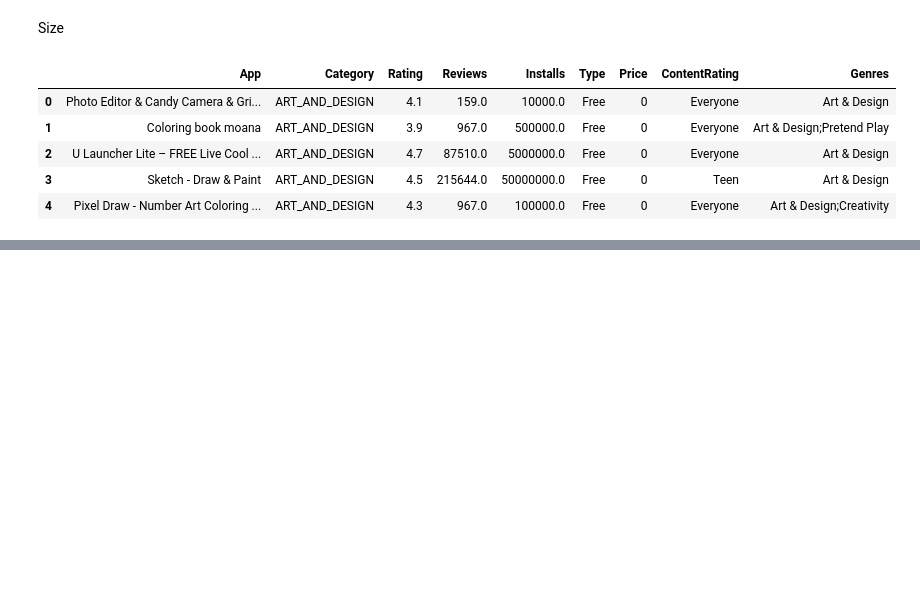
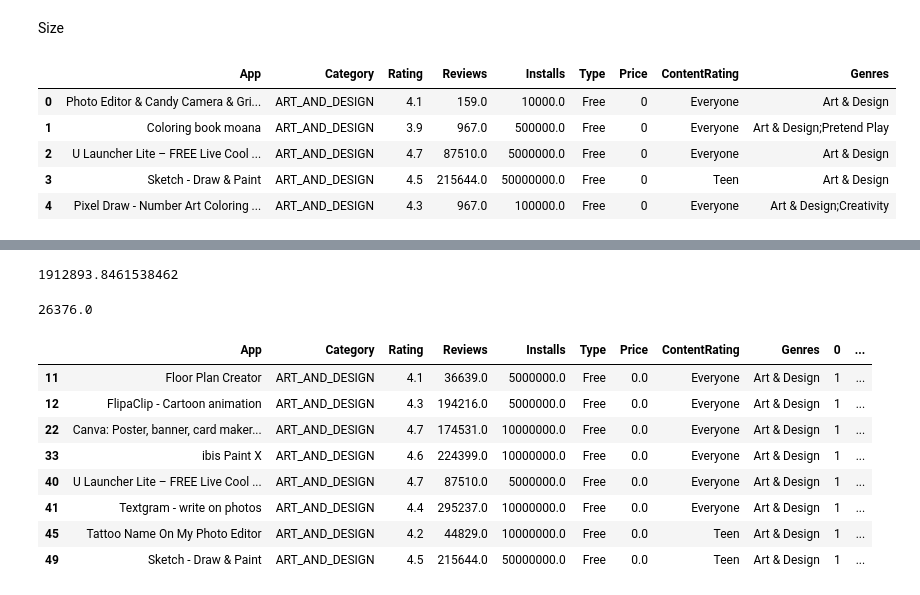
Before and after one commit to Sivaramaguhan/Google-play-store-project, a Jupyter notebook: Guhan_Google_playstore_project.ipynb, the cells around one changed output, grey strips where cells are left out. Saved outputs shown, nothing was run; the diff lists cells and outputs as text; code cells hidden in the pictures; blank space fills up the shorter version.

```diff
--- a/Guhan_Google_playstore_project.ipynb
+++ b/Guhan_Google_playstore_project.ipynb
@@ -265,0 +369,22 @@ df_playstore.head()
+# %%
+df_art_and_design['Installs'].mean()
+# %% [output]
+1912893.8461538462
+# %%
+df_art_and_design['Reviews'].mean()
+# %% [output]
+26376.0
+# %%
+df_higher_mean_installs = df_art_and_design[df_art_and_design['Installs'] > df_art_and_design['Installs'].mean()]
+# %%
+df_higher_mean_installs.drop_duplicates('App')
+# %% [output]
+|  | App | Category | Rating | Reviews | Installs | Type | Price | ContentRating | Genres | 0 | ... |
+| 11 | Floor Plan Creator | ART_AND_DESIGN | 4.1 | 36639.0 | 5000000.0 | Free | 0.0 | Everyone | Art & Design | 1 | ... |
+| 12 | FlipaClip - Cartoon animation | ART_AND_DESIGN | 4.3 | 194216.0 | 5000000.0 | Free | 0.0 | Everyone | Art & Design | 1 | ... |
+| 22 | Canva: Poster, banner, card maker... | ART_AND_DESIGN | 4.7 | 174531.0 | 10000000.0 | Free | 0.0 | Everyone | Art & Design | 1 | ... |
+| 33 | ibis Paint X | ART_AND_DESIGN | 4.6 | 224399.0 | 10000000.0 | Free | 0.0 | Everyone | Art & Design | 1 | ... |
+| 40 | U Launcher Lite – FREE Live Cool ... | ART_AND_DESIGN | 4.7 | 87510.0 | 5000000.0 | Free | 0.0 | Everyone | Art & Design | 1 | ... |
+| 41 | Textgram - write on photos | ART_AND_DESIGN | 4.4 | 295237.0 | 10000000.0 | Free | 0.0 | Everyone | Art & Design | 1 | ... |
+| 45 | Tattoo Name On My Photo Editor | ART_AND_DESIGN | 4.2 | 44829.0 | 10000000.0 | Free | 0.0 | Teen | Art & Design | 1 | ... |
+| 49 | Sketch - Draw & Paint | ART_AND_DESIGN | 4.5 | 215644.0 | 50000000.0 | Free | 0.0 | Teen | Art & Design | 1 | ... |
```
Also changed, not shown: parts of 22 cells of this notebook.
